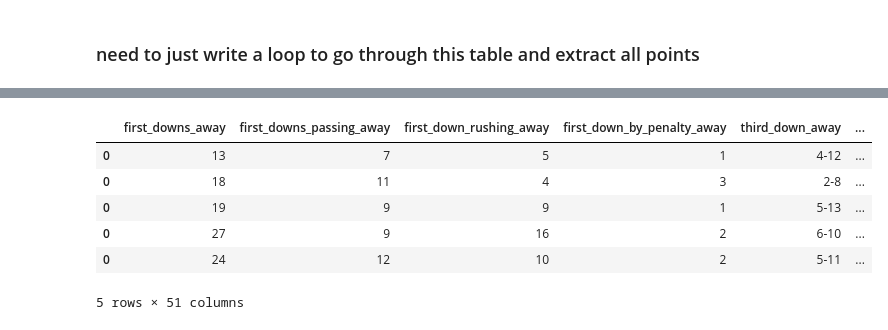
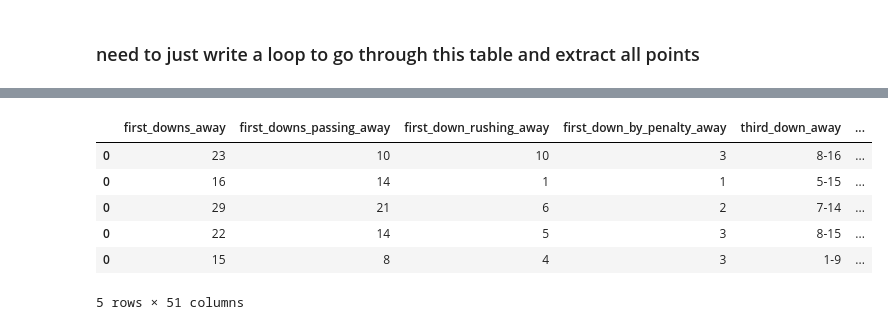
Before and after one commit to lawson-roberts/nfl_statistics, a Jupyter notebook: scrap_nfl_game_stats_explore.ipynb, the cells around one changed output, grey strips where cells are left out. Drawn from its saved outputs; the diff is of its cells as text; code cells hidden in the pictures.

```diff
--- a/scrap_nfl_game_stats_explore.ipynb
+++ b/scrap_nfl_game_stats_explore.ipynb
@@ -122,0 +137,3 @@ url_df.head()
+# %%
+url_df_catch_up = url_df.iloc[351:353]
+url_df_catch_up
@@ -123,7 +144,9 @@ url_df.head()
 # %%
 game_id_df = pd.DataFrame()
 
-for i in url_df['url']:
+for i in url_df_catch_up['url']:
+    driver_path = chromedriver_autoinstaller.install()
+    driver = webdriver.Chrome(driver_path)
     driver.get(i)
 
     ## temp dataframes as a holding place before appending all together at the end of the loop
@@ -471,12 +476,12 @@ game_stats_big_df.to_csv('data/game_stats_all.csv')
 # %%
-game_stats_big_df.head()
+game_stats_big_df.tail()
 # %% [output]
 |  | first_downs_away | first_downs_passing_away | first_down_rushing_away | first_down_by_penalty_away | third_down_away | ... |
-| 0 | 13 | 7 | 5 | 1 | 4-12 | ... |
-| 0 | 18 | 11 | 4 | 3 | 2-8 | ... |
-| 0 | 19 | 9 | 9 | 1 | 5-13 | ... |
-| 0 | 27 | 9 | 16 | 2 | 6-10 | ... |
-| 0 | 24 | 12 | 10 | 2 | 5-11 | ... |
+| 0 | 23 | 10 | 10 | 3 | 8-16 | ... |
+| 0 | 16 | 14 | 1 | 1 | 5-15 | ... |
+| 0 | 29 | 21 | 6 | 2 | 7-14 | ... |
+| 0 | 22 | 14 | 5 | 3 | 8-15 | ... |
+| 0 | 15 | 8 | 4 | 3 | 1-9 | ... |
 5 rows × 51 columns
 # %%
 game_score_big_df = pd.DataFrame()
```
Also changed, not shown: parts of 21 cells of this notebook, 9 other files.
